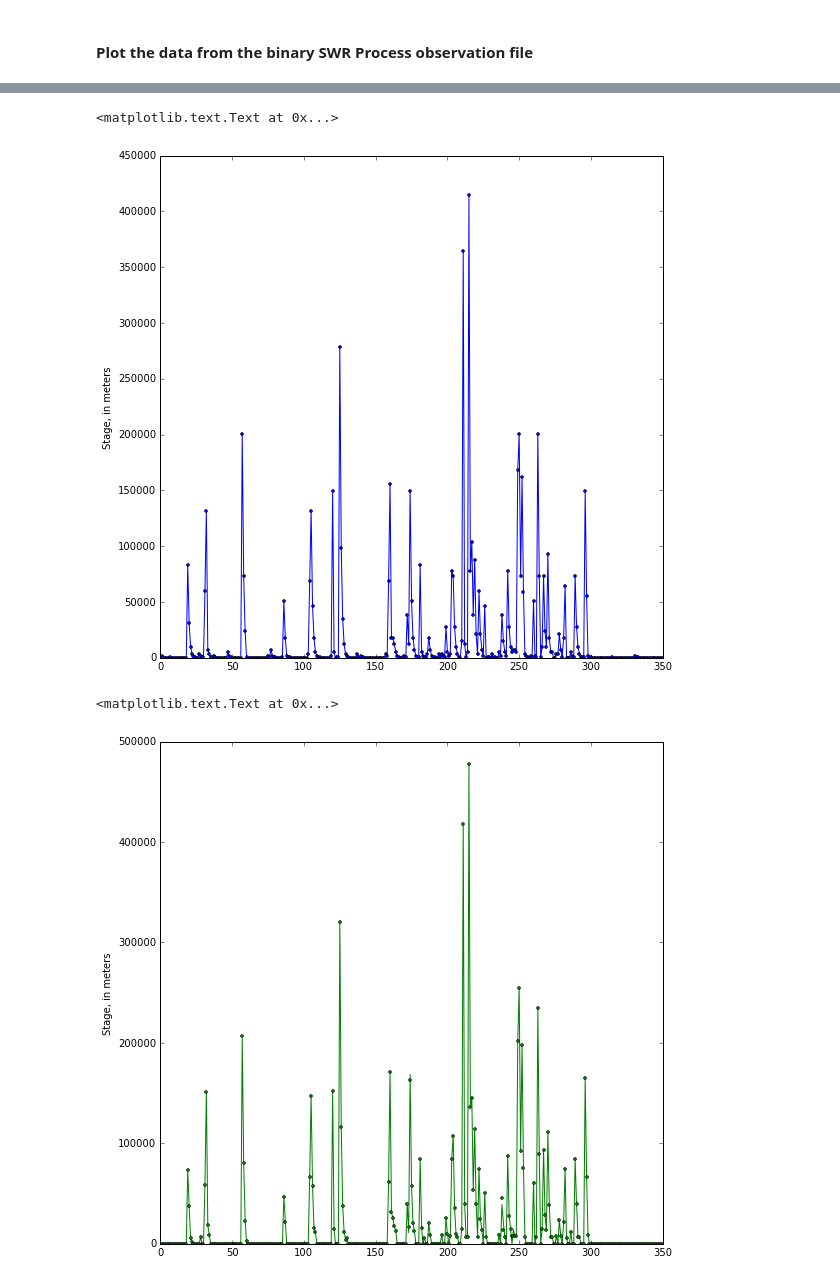
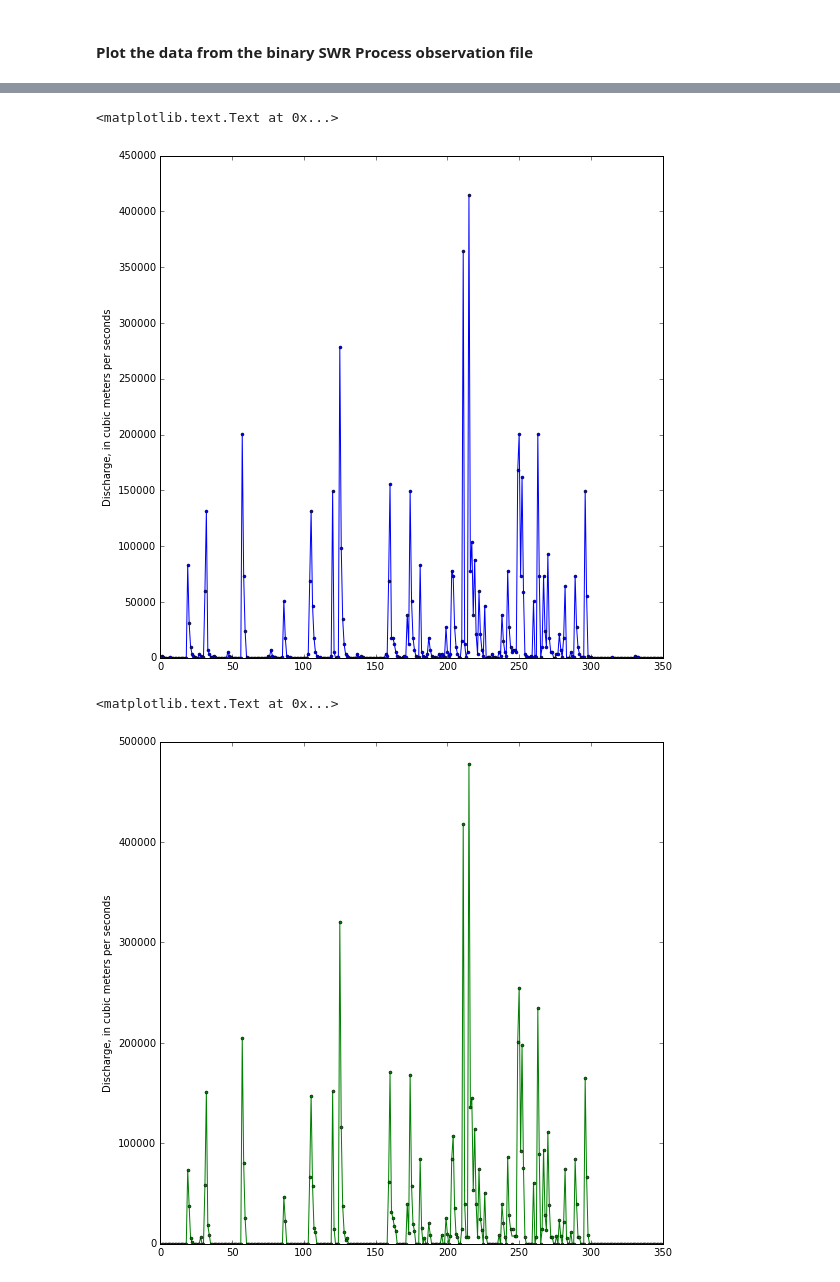
Before and after one commit to MODFLOW-USGS/mf2005, a Jupyter notebook: python/test-swr_swr005.ipynb, the cells around one changed output, grey strips where cells are left out. Drawn from its saved outputs; the diff is of its cells as text; code cells hidden in the pictures.

```diff
--- a/python/test-swr_swr005.ipynb
+++ b/python/test-swr_swr005.ipynb
@@ -44,20 +63,20 @@ fig = plt.figure(figsize=(9, 9))
 ax1 = fig.add_subplot(1, 1, 1)
 ax1.plot(ts['totim'], -ts['OBS5A']-ts['OBS5A'], color='blue')
 ax1.plot(ts['totim'], -ts0['OBS5A']-ts0['OBS5B'], color='blue', lw=0, marker='o', ms=3)
-ax1.set_ylabel('Stage, in meters')
+ax1.set_ylabel('Discharge, in cubic meters per seconds')
 #ax1.legend()
 # %% [output]
 <matplotlib.text.Text at 0x...>
-[figure, old version]
+[figure, new version]
 # %%
 fig = plt.figure(figsize=(9, 9))
 ax1 = fig.add_subplot(1, 1, 1)
 ax1.plot(ts['totim'], -ts['OBS6'], color='green')
 ax1.plot(ts['totim'], -ts0['OBS6'], color='green', lw=0, marker='o', ms=3)
-ax1.set_ylabel('Stage, in meters')
+ax1.set_ylabel('Discharge, in cubic meters per seconds')
 # %% [output]
 <matplotlib.text.Text at 0x...>
-[figure, old version]
+[figure, new version]
 # %%
 fig = plt.figure(figsize=(9, 9))
 ax1 = fig.add_subplot(1, 1, 1)
```
Also changed, not shown: parts of 5 cells of this notebook, 5 other files.
